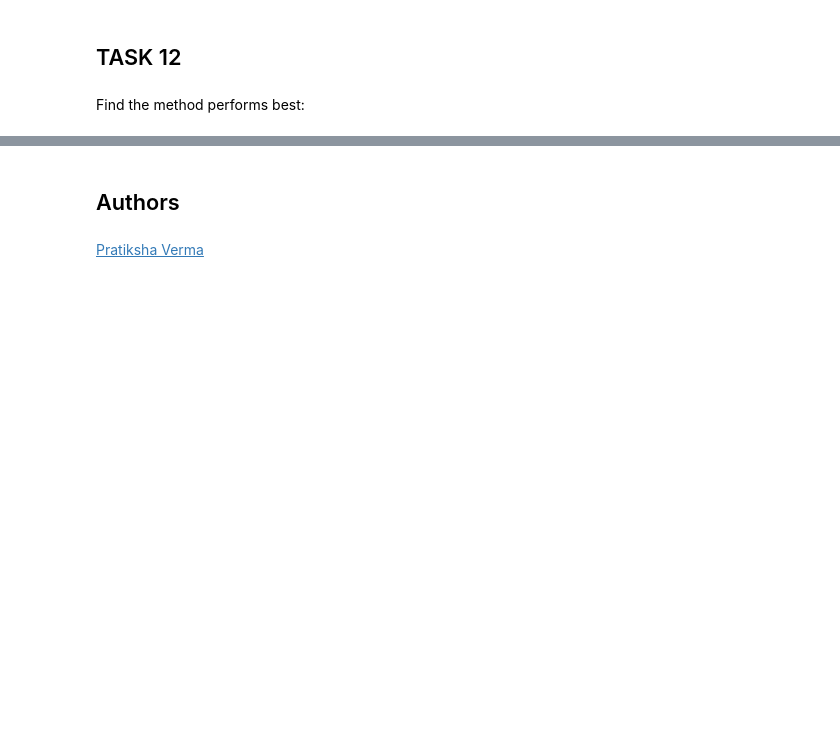
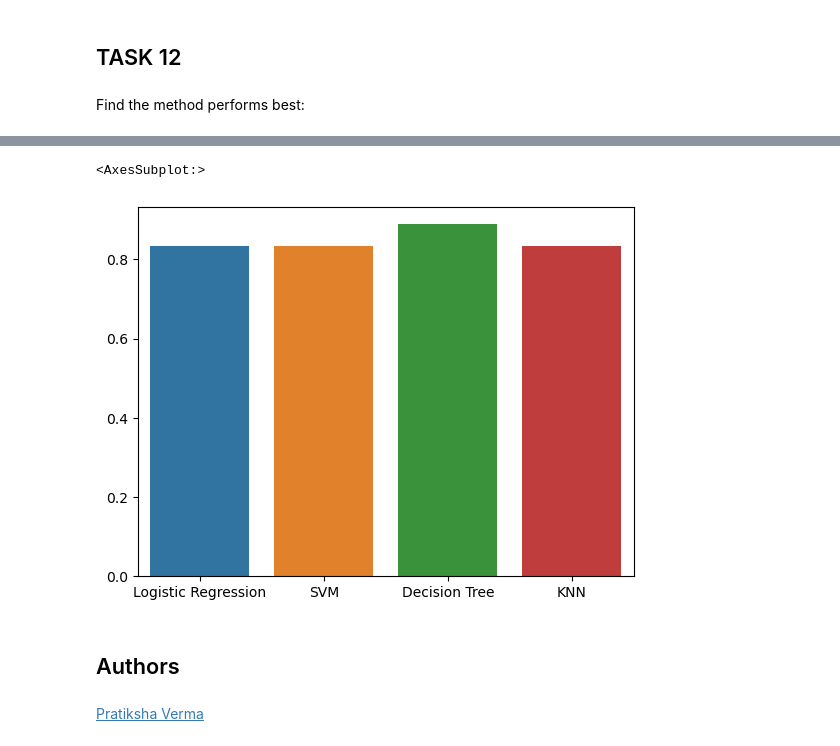
Before and after one commit to ttoavs/CapStone-Workspace, a Jupyter notebook: SpaceX_Machine_Learning_Prediction_Part_5.jupyterlite.ipynb, the cells around one changed output, grey strips where cells are left out. Cells and saved outputs as stored; diff of their text form; code cells hidden in the pictures; blank space fills up the shorter version.

```diff
--- a/SpaceX_Machine_Learning_Prediction_Part_5.jupyterlite.ipynb
+++ b/SpaceX_Machine_Learning_Prediction_Part_5.jupyterlite.ipynb
@@ -317,4 +317,12 @@ Accuracy for Decision tree method: 0.6666666666666666
 Accuracy for K nearsdt neighbors method: 0.8333333333333334
+# %%
+accuracy = [logreg_cv.score(X_test, Y_test), svm_cv.score(X_test, Y_test), tree_cv.score(X_test, Y_test), knn_cv.score(X_test, Y_test)]
+test = ["Logistic Regression","SVM","Decision Tree","KNN"]
+
+sns.barplot(x=test, y=accuracy)
+# %% [output]
+<AxesSubplot:>
+[figure, added]
 # %% [markdown]
 ## Authors
 # %% [markdown]
```
Also changed, not shown: parts of 4 cells of this notebook.
